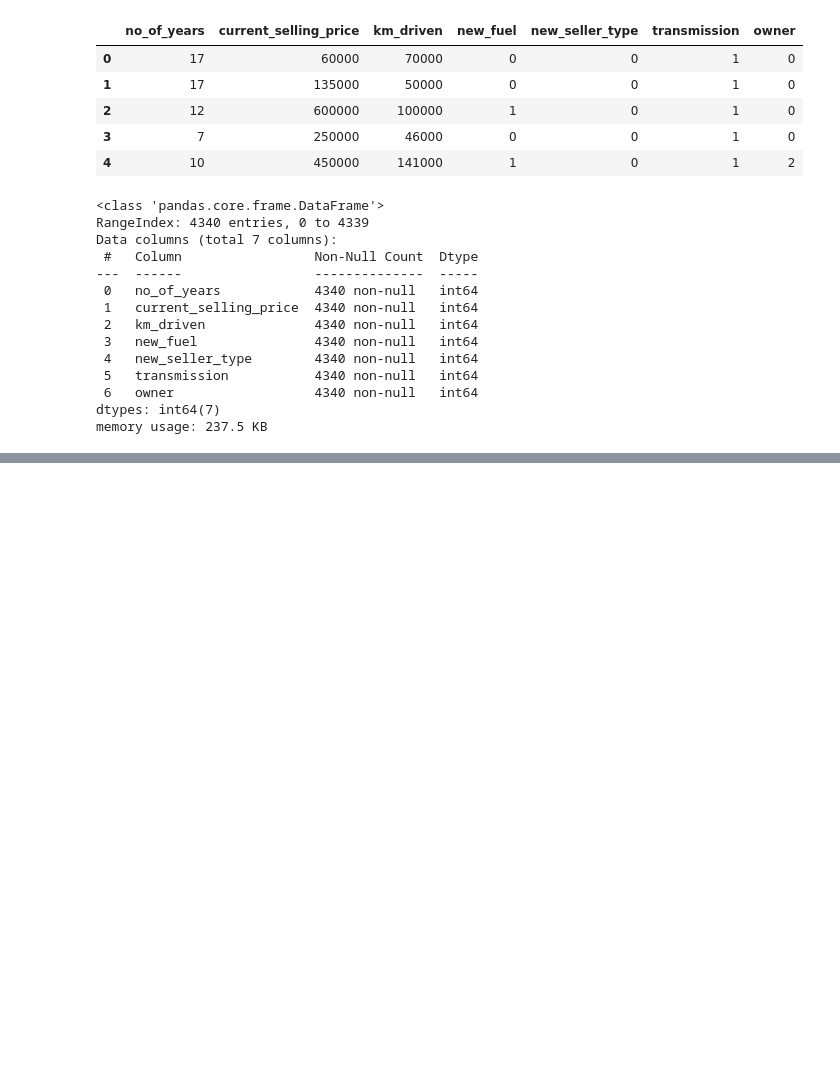
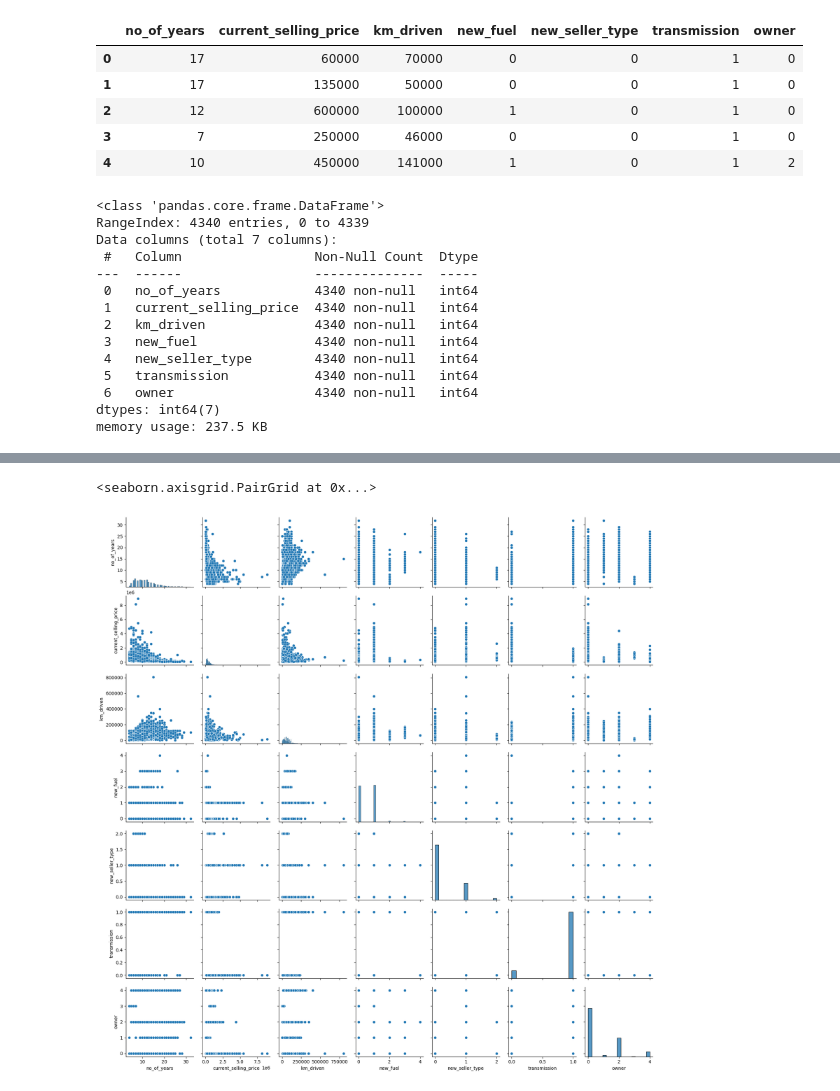
Before and after one commit to sujataprasad01/ML-Price-Prediction-of-Used-Cars-Decision-Tree-, a Jupyter notebook: Decision_Tree_Regression_(Price_Prediction_of_Used_Cars).ipynb, the cells around one changed output, grey strips where cells are left out. Cells and saved outputs as stored; diff of their text form; code cells hidden in the pictures; blank space fills up the shorter version.

```diff
--- a/Decision_Tree_Regression_(Price_Prediction_of_Used_Cars).ipynb
+++ b/Decision_Tree_Regression_(Price_Prediction_of_Used_Cars).ipynb
@@ -549,0 +555,5 @@ newdf.corr()
+# %%
+sns.pairplot(newdf)
+# %% [output]
+<seaborn.axisgrid.PairGrid at 0x...>
+[figure, added]
```
Also changed, not shown: parts of 3 cells of this notebook.
